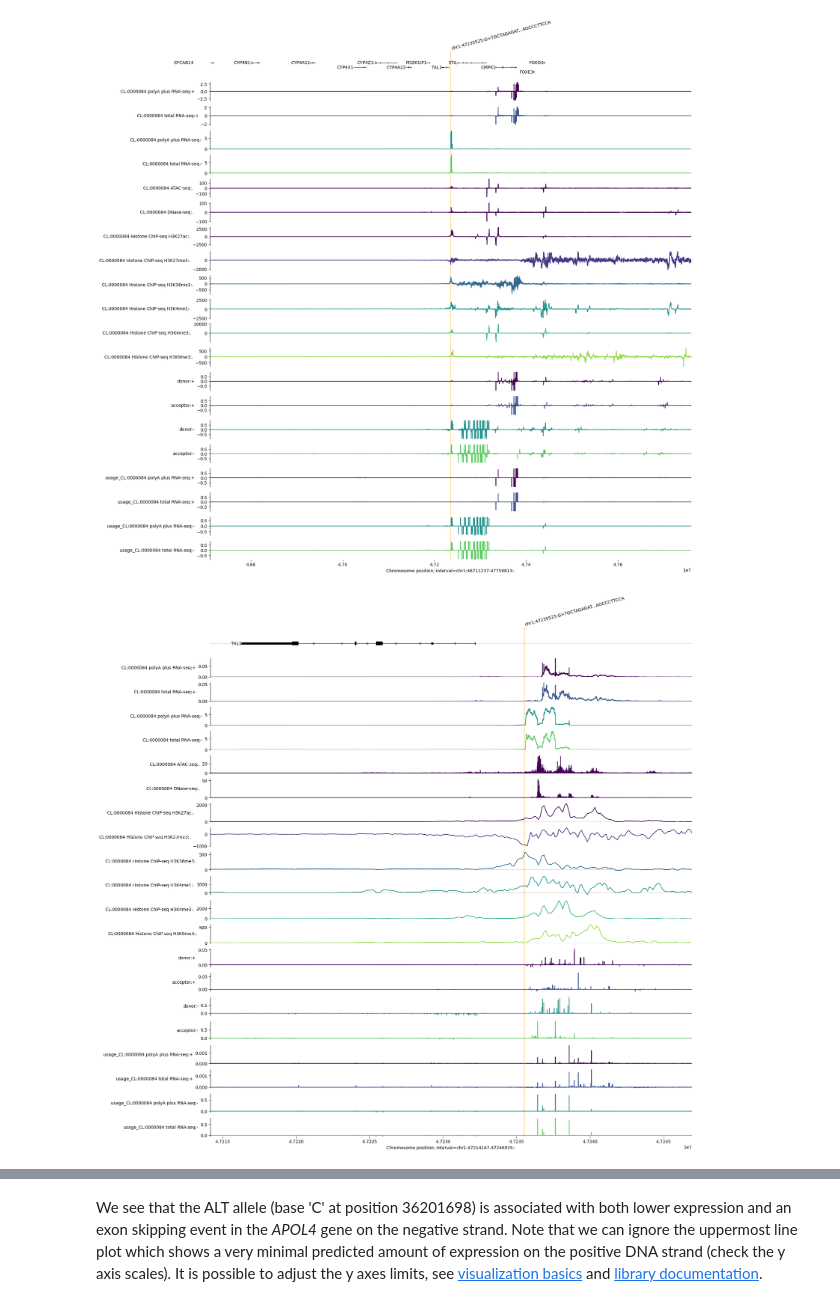
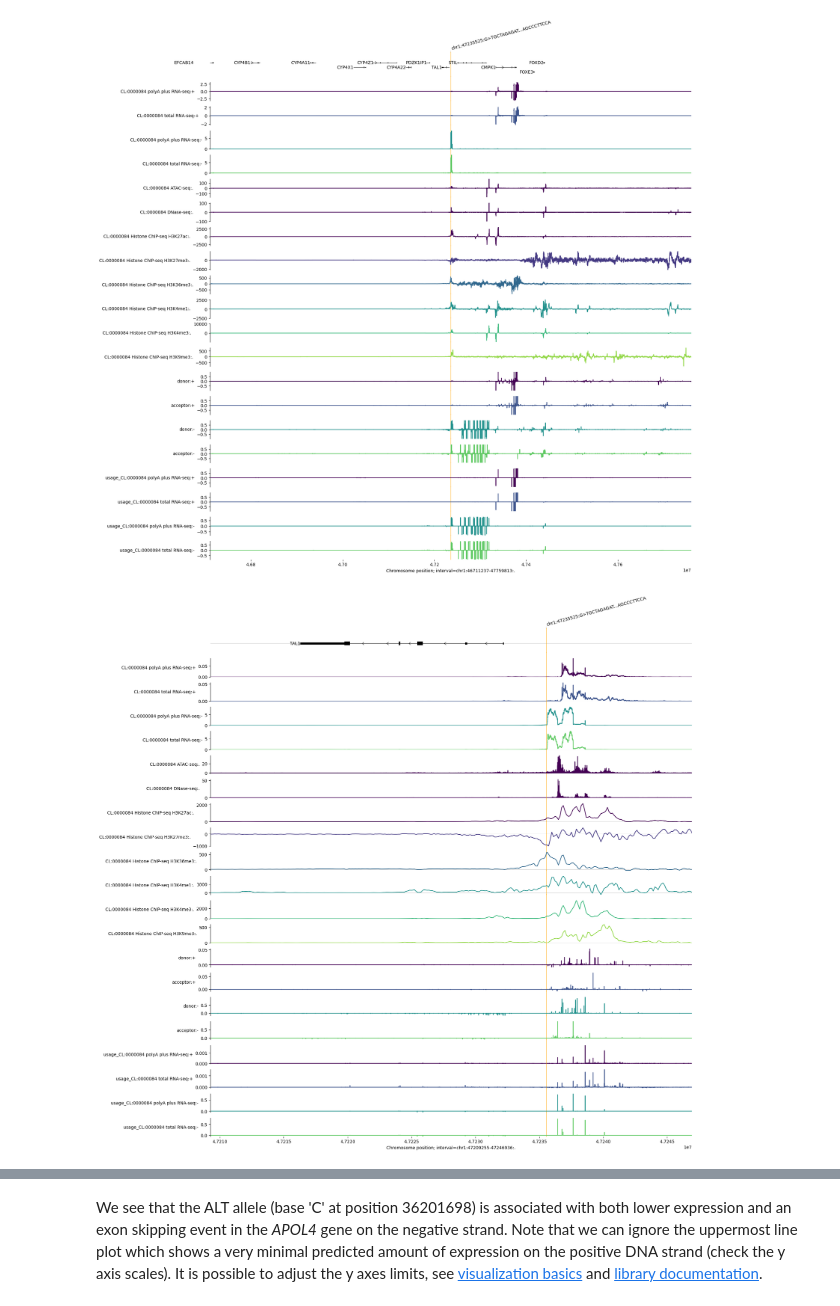
Before and after one commit to Benobivan/AlphaGenome, a Jupyter notebook: colabs/alphagenome_project_ben.ipynb, the cells around one changed output, grey strips where cells are left out. Drawn from its saved outputs; the diff is of its cells as text; code cells hidden in the pictures.

```diff
--- a/colabs/alphagenome_project_ben.ipynb
+++ b/colabs/alphagenome_project_ben.ipynb
@@ -627,38 +627,38 @@ plt.show()
 # %% [output]
 [figure]
 # %%
-# BB plot ALT-REF differences for multiple traits in the 33 kb + move 5 Kb TAL1 interval
+# BB plot ALT-REF differences for multiple traits in the 33 kb TAL1 region + add 5 Kb
 tal1_interval_33kb = genome.Interval(
     chromosome='chr1',
-    start=47214167,
-    end=47246935,
+    start=47209255,
+    end=47246936,
     strand='.'
 )
 
 transcripts_33kb = transcript_extractor.extract(tal1_interval_33kb)
 
 fig = plot_components.plot(
     [
         plot_components.TranscriptAnnotation(transcripts_33kb, fig_height=0.1),
         plot_components.Tracks(delta_rna),
         plot_components.Tracks(delta_atac),
         plot_components.Tracks(delta_dnase),
         plot_components.Tracks(delta_chip_histone),
         plot_components.Tracks(delta_chip_tf),
         plot_components.Tracks(delta_splice_sites),
         plot_components.Tracks(delta_splice_site_usage),
     ],
     interval=tal1_interval_33kb,
     annotations=[plot_components.VariantAnnotation([variant], alpha=0.8)],
 )
 
 # BB: add light grey zero line to every signal track
 for ax in fig.axes[1:]:   # skip transcript annotation track, access axes from fig object
     ax.axhline(0, color='lightgrey', linewidth=0.8, zorder=0)
 
 plt.savefig('/content/tal1_lentiEF1aGFPins5KB_effects_delta_alltraits_33kb_zeroline.png',
             dpi=300, bbox_inches='tight')
 plt.show()
 # %% [output]
-[figure, old version]
+[figure, new version]
 # %%
```
Also changed, not shown: parts of 6 cells of this notebook.
